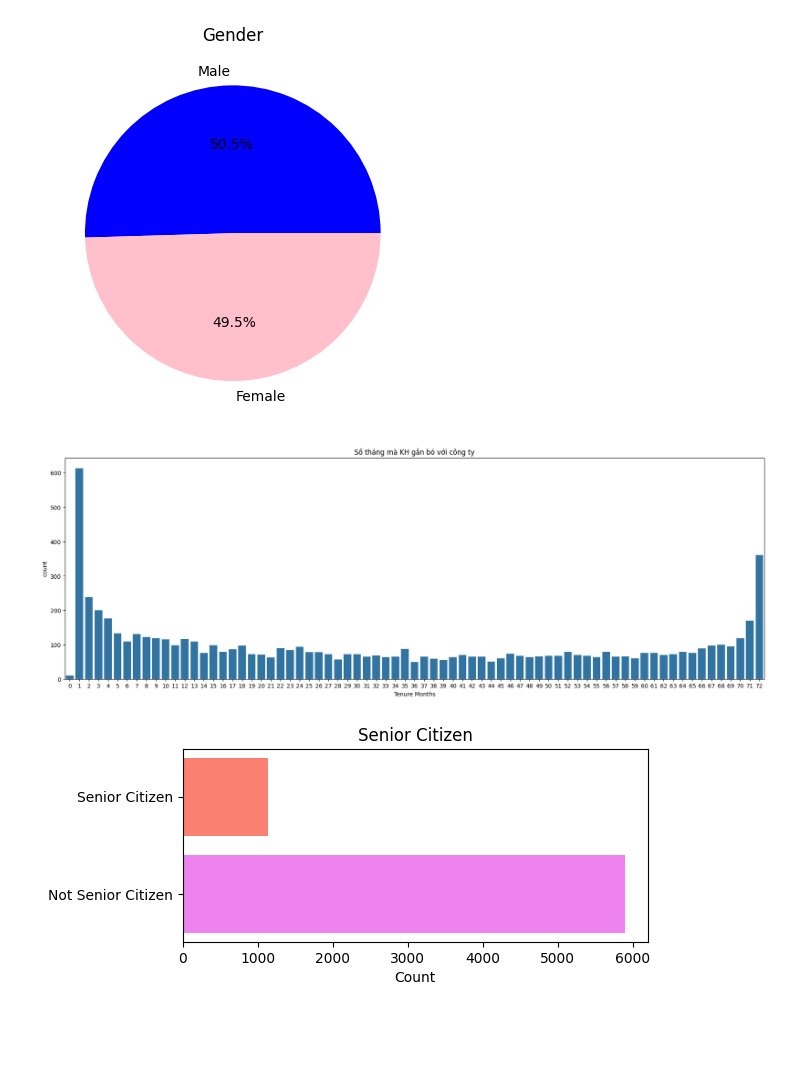
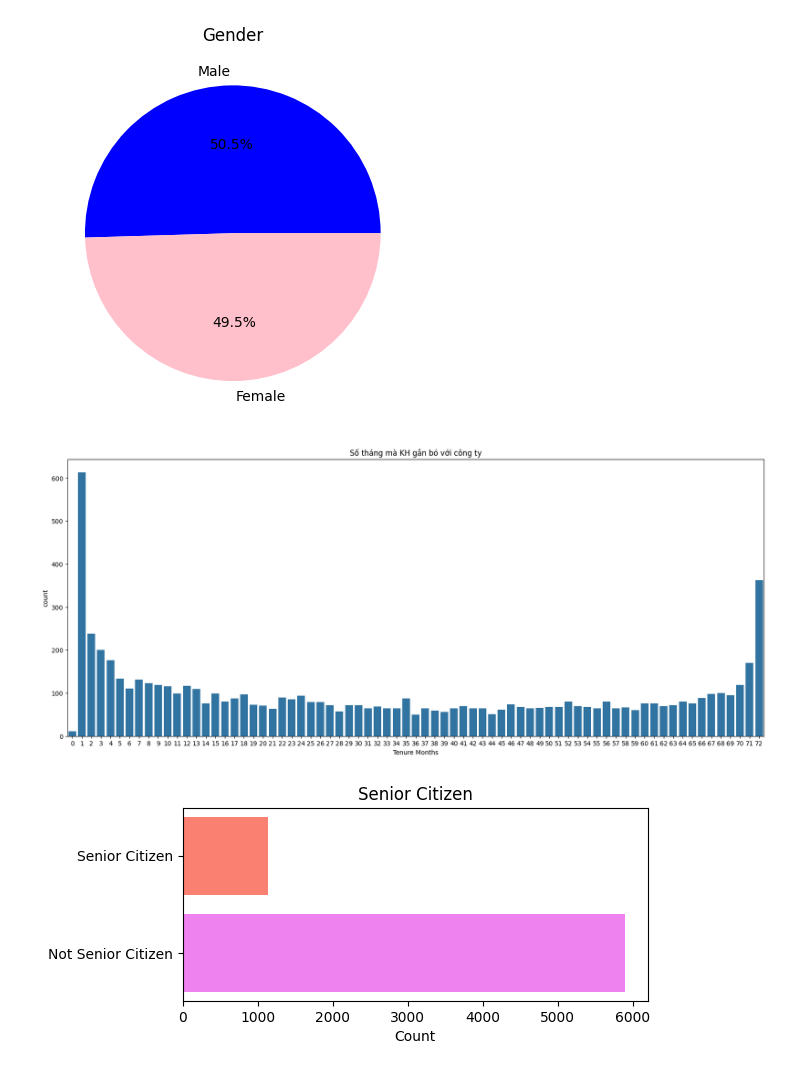
Before and after one commit to neyud/LTCSDL, a Jupyter notebook: churn_telco (1).ipynb, the cells around one changed output. Saved outputs shown, nothing was run; the diff lists cells and outputs as text; code cells hidden in the pictures; blank space fills up the shorter version.

```diff
--- a/churn_telco (1).ipynb
+++ b/churn_telco (1).ipynb
@@ -281,17 +301,14 @@ plt.show()
 [figure]
 [figure]
 # %%
-import seaborn as sns
-import matplotlib.pyplot as plt
-
-plt.figure(figsize=(22, 7))  # Đặt kích thước của biểu đồ rộng 20, cao 8
+plt.figure(figsize=(20, 8))  # Đặt kích thước của biểu đồ rộng 20, cao 8
 
 sns.countplot(x="Tenure Months", data=df)
 plt.title("Số tháng mà KH gắn bó với công ty")
 
 plt.show()
 # %% [output]
-[figure, old version]
+[figure, new version]
 # %%
 # Cho biết khách hàng từ 65 tuổi trở lên
 
```
Also changed, not shown: parts of 9 cells of this notebook.
